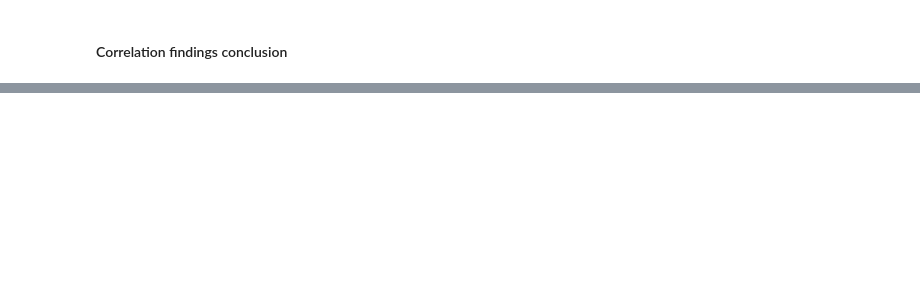
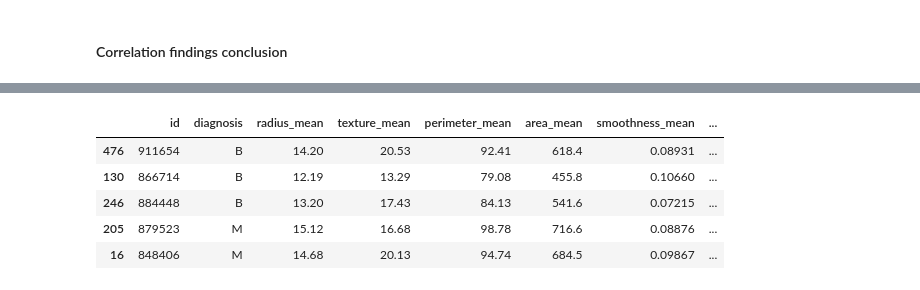
Before and after one commit to pradeeppvj8/GDA-on-breast-cancer-dataset, a Jupyter notebook: GDA on breast cancer dataset.ipynb, the cells around one changed output, grey strips where cells are left out. Saved outputs shown, nothing was run; the diff lists cells and outputs as text; code cells hidden in the pictures; blank space fills up the shorter version.

```diff
--- a/GDA on breast cancer dataset.ipynb
+++ b/GDA on breast cancer dataset.ipynb
@@ -609,0 +572,13 @@ fractal_dimension_worst is correlated to concavity_worst by a value of 0.6865109
+# %%
+data_train , data_test = train_test_split(dataset,test_size=0.2,random_state=101)
+# %%
+# Train head
+
+data_train.head()
+# %% [output]
+|  | id | diagnosis | radius_mean | texture_mean | perimeter_mean | area_mean | smoothness_mean | ... |
+| 476 | 911654 | B | 14.20 | 20.53 | 92.41 | 618.4 | 0.08931 | ... |
+| 130 | 866714 | B | 12.19 | 13.29 | 79.08 | 455.8 | 0.10660 | ... |
+| 246 | 884448 | B | 13.20 | 17.43 | 84.13 | 541.6 | 0.07215 | ... |
+| 205 | 879523 | M | 15.12 | 16.68 | 98.78 | 716.6 | 0.08876 | ... |
+| 16 | 848406 | M | 14.68 | 20.13 | 94.74 | 684.5 | 0.09867 | ... |
```
Also changed, not shown: parts of 43 cells of this notebook.
